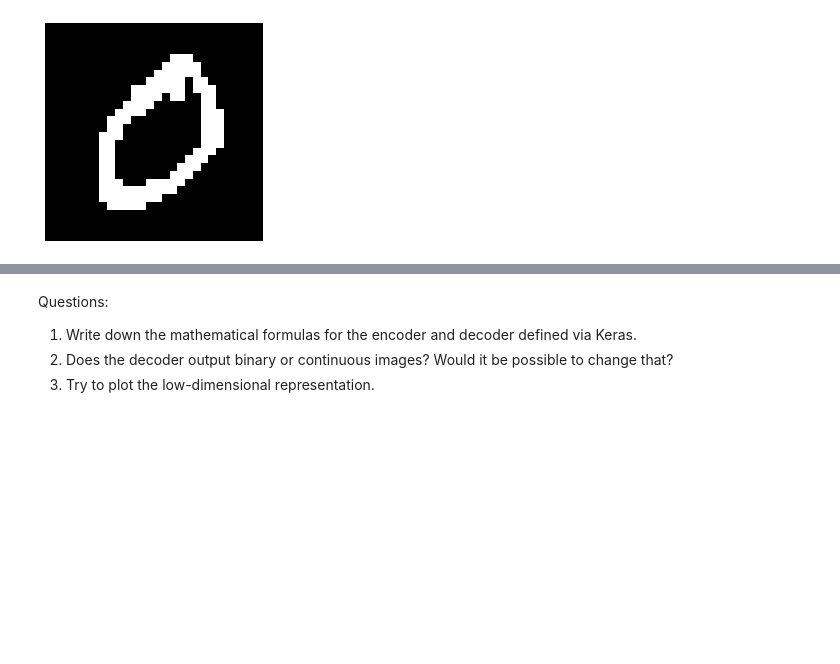
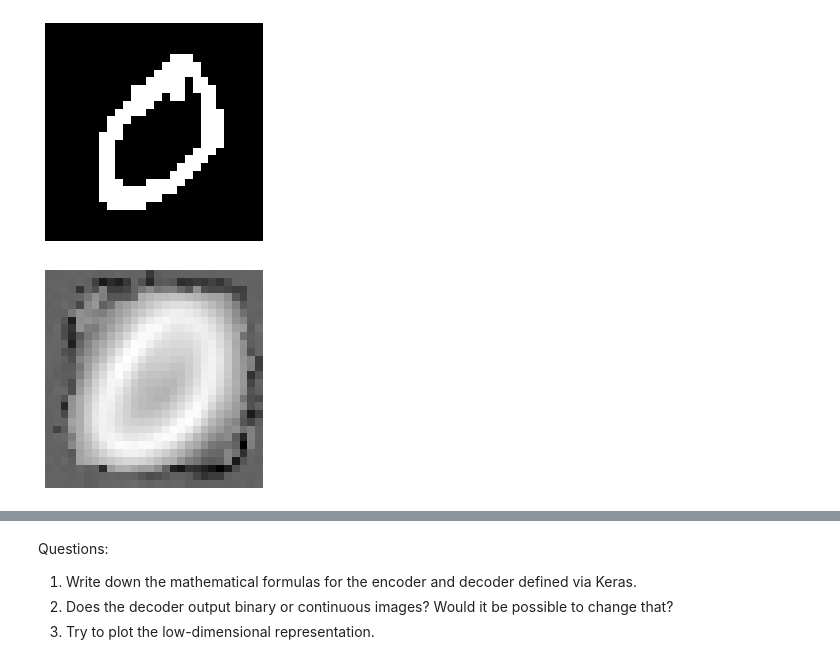
Before and after one commit to pamattei/MSc-DS, a Jupyter notebook: Notebooks 2020/Lab_AE_VAE.ipynb, the cells around one changed output, grey strips where cells are left out. Drawn from its saved outputs; the diff is of its cells as text; code cells hidden in the pictures; blank space fills up the shorter version.

```diff
--- a/Notebooks 2020/Lab_AE_VAE.ipynb
+++ b/Notebooks 2020/Lab_AE_VAE.ipynb
@@ -145,6 +148,12 @@ plt.axis('off')
 plt.show()
 # %% [output]
 [figure]
+# %%
+plt.imshow((decoder(encoder(train_images[1:2, :])).numpy().reshape((28,28))), cmap='gray')
+plt.axis('off')
+plt.show()
+# %% [output]
+[figure, added]
 # %%
 plt.imshow((decoder(encoder(train_images[1:2, :])).numpy().reshape((28,28))>0.5), cmap='gray')
 plt.axis('off')
```
Also changed, not shown: parts of 16 cells of this notebook, 2 other files.
